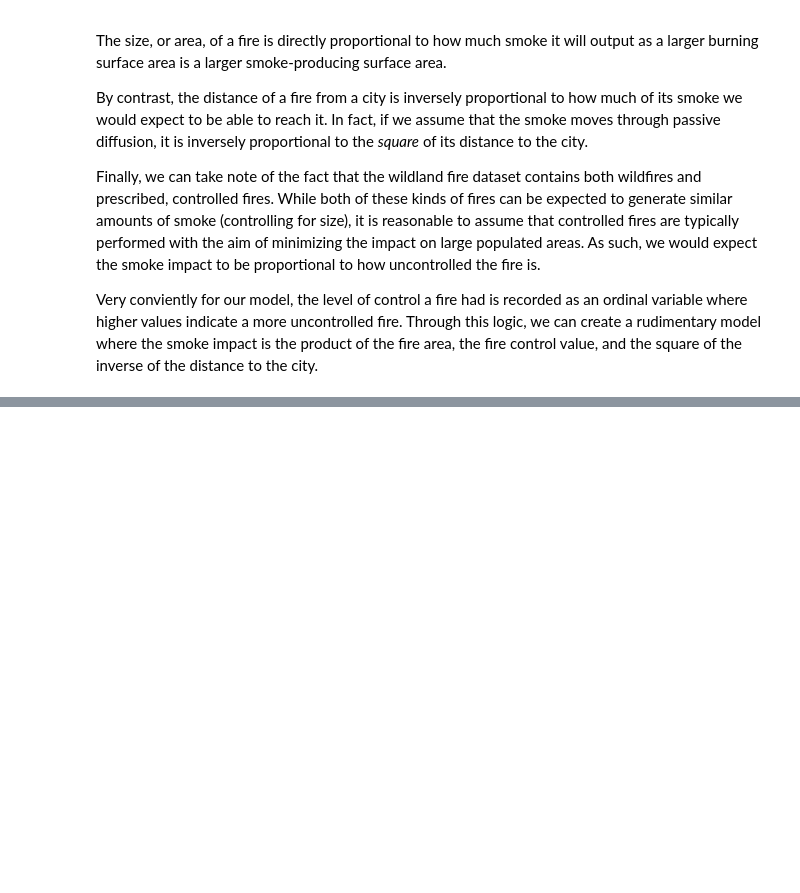
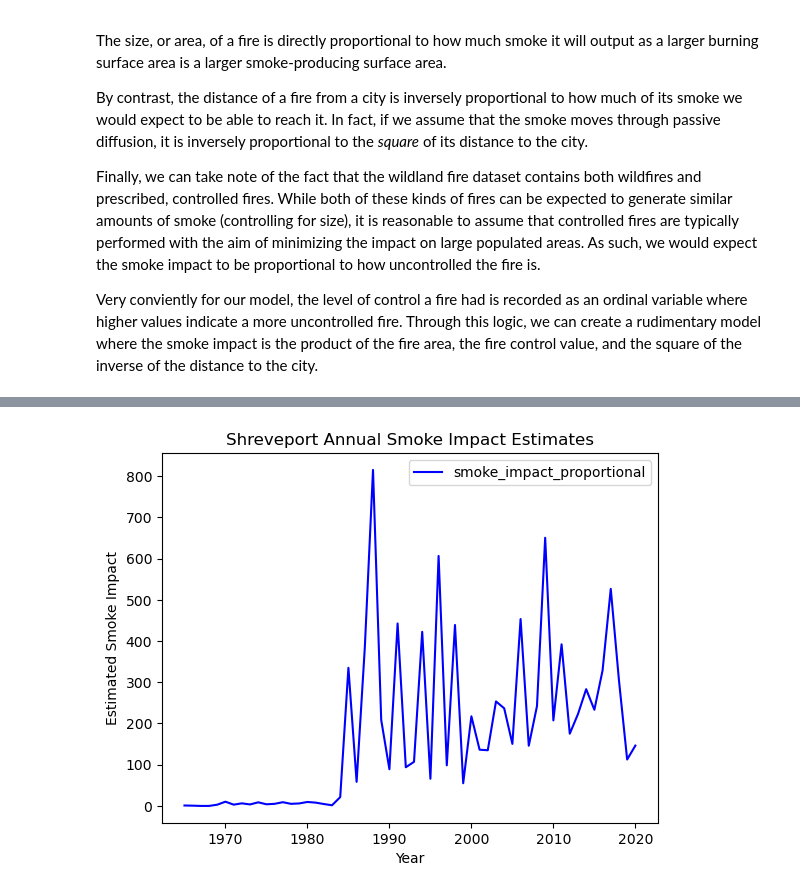
Before and after one commit to BrunoB42/DATA512Project, a Jupyter notebook: Part1CommonAnalysis.ipynb, the cells around one changed output, grey strips where cells are left out. Cells and saved outputs as stored; diff of their text form; code cells hidden in the pictures; blank space fills up the shorter version.

```diff
--- a/Part1CommonAnalysis.ipynb
+++ b/Part1CommonAnalysis.ipynb
@@ -392,6 +414,8 @@ wildfire_gdf["dist_epsg_5070"] = wildfire_gdf.to_crs(epsg=5070).distance(shrevep
 # %%
+# Storing list of fires from all distances for future analysis
+wildfire_gdf_all_dist = wildfire_gdf.copy()
 # Filtering out fires over 1046km (650mi) away
-wildfire_gdf = wildfire_gdf[wildfire_gdf["dist_epsg_5070"] <= 1046]
+wildfire_gdf = wildfire_gdf[wildfire_gdf["dist_epsg_5070"] <= 650]
 # %% [markdown]
 With the distances and years accounted for, the wildfire data must now be filtered for the fire season. As each entry in the dataset contains multiple date keys that could each be used to roughly estimate whether or not it occured during the fire season. In order to filter by this, we must take the latest fire end date available and the earliest fire start date available and ensure that they are less than October 31st and greater than May 1st respectively.
 
@@ -413,7 +437,7 @@ FIRST_DATE_POSSIBLE_KEYS = [
 first_date_keys_pattern = '|'.join(re.escape(key) for key in FIRST_DATE_POSSIBLE_KEYS)
 first_date_pattern = rf'({first_date_keys_pattern}):\s*(\d{{4}}-\d{{2}}-\d{{2}})\b'
 
-def get_first_dates(fire_feature_row, default_start_dd_mm=DEFAULT_FIRST_DD_MM, default_year=START_YEAR):
+def get_first_dates(fire_feature_row, default_start_dd_mm=DEFAULT_FIRST_DD_MM, default_year=year_range[0]):
     """
     Get the start date of the fire from Listed_Fire_Dates.
     Currently, checks if any one of the date keys is in the list of FIRST_DATE_POSSIBLE_KEYS (in order).
@@ -450,7 +474,7 @@ LAST_DATE_POSSIBLE_KEYS = [
 last_date_keys_pattern = '|'.join(re.escape(key) for key in LAST_DATE_POSSIBLE_KEYS)
 last_date_pattern = rf'({last_date_keys_pattern}):\s*(\d{{4}}-\d{{2}}-\d{{2}})\b'
 
-def get_last_dates(fire_feature_row, default_end_dd_mm=DEFAULT_LAST_DD_MM, default_year=START_YEAR):
+def get_last_dates(fire_feature_row, default_end_dd_mm=DEFAULT_LAST_DD_MM, default_year=year_range[0]):
     """
     Get the end date of the fire from Listed_Fire_Dates.
     Currently, checks if any one of the date keys is in the list of LAST_DATE_POSSIBLE_KEYS (in order).
@@ -529,0 +550,6 @@ Very conviently for our model, the level of control a fire had is recorded as an
+# %%
+# Encoding ordinal fire control category into a numeric scale
+fire_control_encoding = {"Wildfire": 5, "Likely Wildfire": 4,"Unknown - Likely Wildfire": 3,
+                         "Unknown - Likely Prescribed Fire": 2, "Prescribed Fire": 1}
+# Calculating smoke impact estimate
+wildfire_gdf["smoke_impact_est"] = wildfire_gdf.Shape_Area * wildfire_gdf.Assigned_Fire_Type.map(fire_control_encoding) / (wildfire_gdf.dist_epsg_5070**2)
@@ -529,0 +560,16 @@ Very conviently for our model, the level of control a fire had is recorded as an
+# %%
+# Calculating the duration of each fire in days
+wildfire_gdf["fire_duration_days"] = (wildfire_gdf.Fire_Last_Date - wildfire_gdf.Fire_First_Date).dt.days
+# Scaling the smoke impact value by the proportion of the fire season that the fire lasted for
+wildfire_gdf["smoke_impact_proportional"] = wildfire_gdf.smoke_impact_est * (wildfire_gdf.fire_duration_days / 183)
+# Calculating the annual smoke impact estimate as the average proportial smoke impact value per year
+wildfire_annual_smoke_impact_est_df = wildfire_gdf.groupby("Fire_Year").smoke_impact_proportional.mean().reset_index()
+# %%
+# Displaying annual smoke estimates
+wildfire_annual_smoke_impact_est_df.plot(x="Fire_Year", y="smoke_impact_proportional", color='b')
+plt.title("Shreveport Annual Smoke Impact Estimates")
+plt.xlabel("Year")
+plt.ylabel("Estimated Smoke Impact")
+plt.show()
+# %% [output]
+[figure, added]
```
Also changed, not shown: parts of 32 cells of this notebook.
